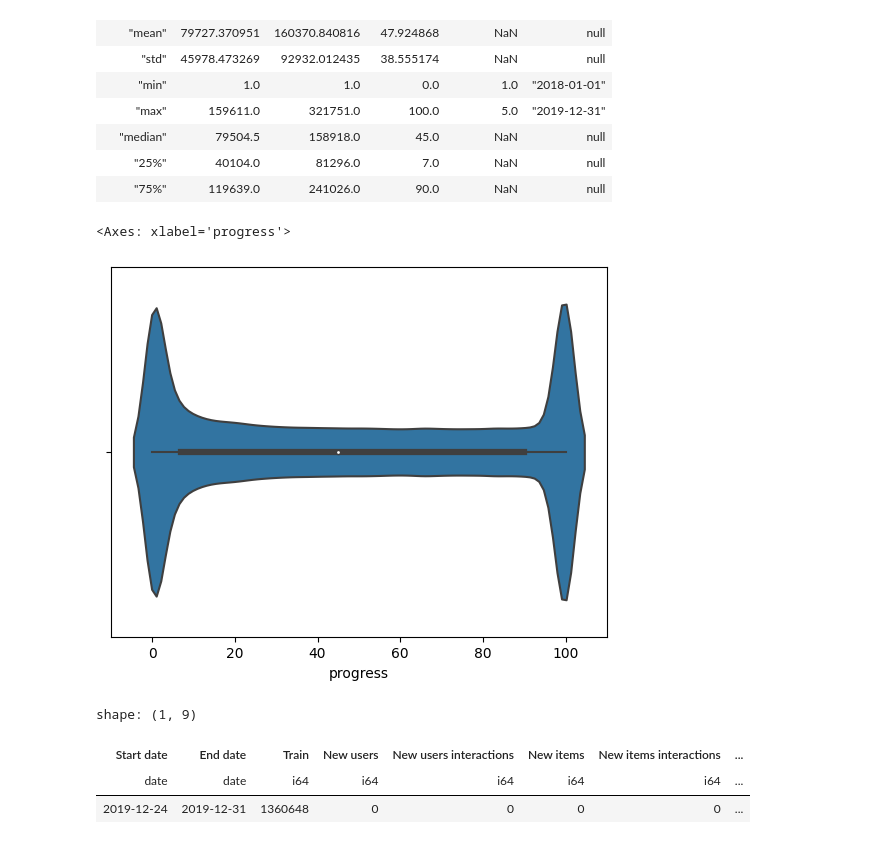
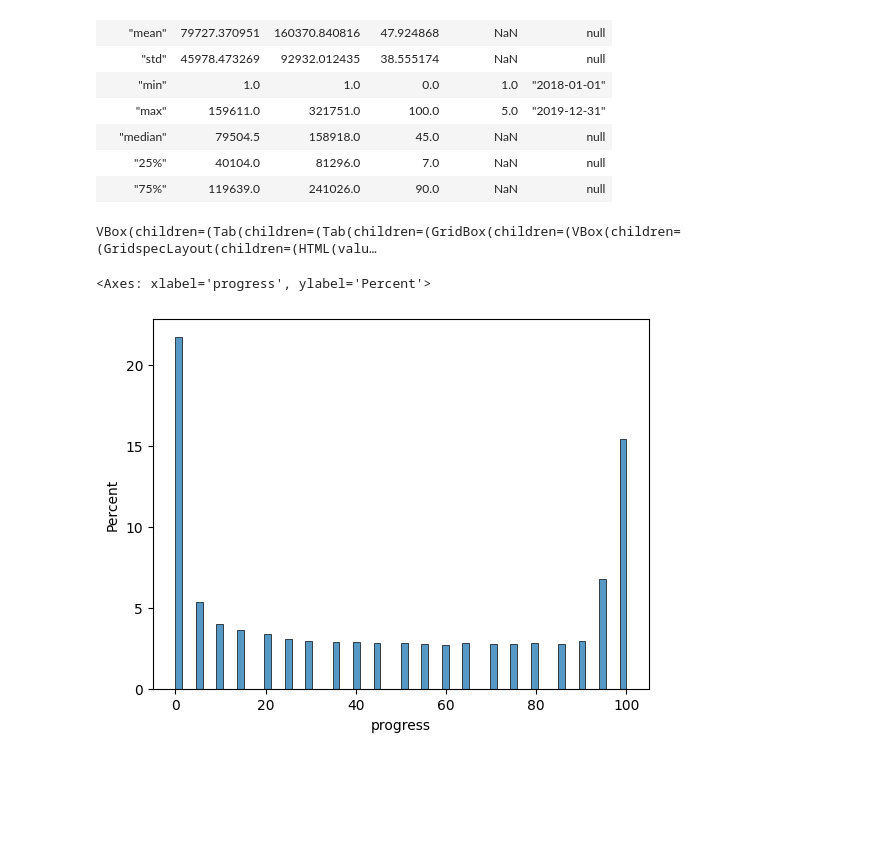
Before and after one commit to KernelA/education-recsys, a Jupyter notebook: eda.ipynb, the cells around one changed output. Drawn from its saved outputs; the diff is of its cells as text; code cells hidden in the pictures; blank space fills up the shorter version.

```diff
--- a/eda.ipynb
+++ b/eda.ipynb
@@ -124,5 +93,10 @@ shape: (9, 6)
+# %%
+inter_report.to_widgets()
+# %% [output]
+VBox(children=(Tab(children=(Tab(children=(GridBox(children=(VBox(children=(GridspecLayout(children=(HTML(valu…
 # %%
-sns.violinplot(interactions.to_pandas(use_pyarrow_extension_array=True), x="progress")
+sns.histplot(interactions.select((pl.col("progress") // 5) * 5).to_pandas(use_pyarrow_extension_array=True), x="progress",
+             stat="percent")
 # %% [output]
-<Axes: xlabel='progress'>
+<Axes: xlabel='progress', ylabel='Percent'>
-[figure, old version]
+[figure, new version]
@@ -147,7 +102,0 @@ train_index, test_index, fold_info = next(cv.split(interactions, datetime_column
-# %%
-pl.from_dicts(fold_info)
-# %% [output]
-shape: (1, 9)
-| Start date | End date | Train | New users | New users interactions | New items | New items interactions | ... |
-| date | date | i64 | i64 | i64 | i64 | i64 | ... |
-| 2019-12-24 | 2019-12-31 | 1360648 | 0 | 0 | 0 | 0 | ... |
```
Also changed, not shown: parts of 47 cells of this notebook, 31 other files.
